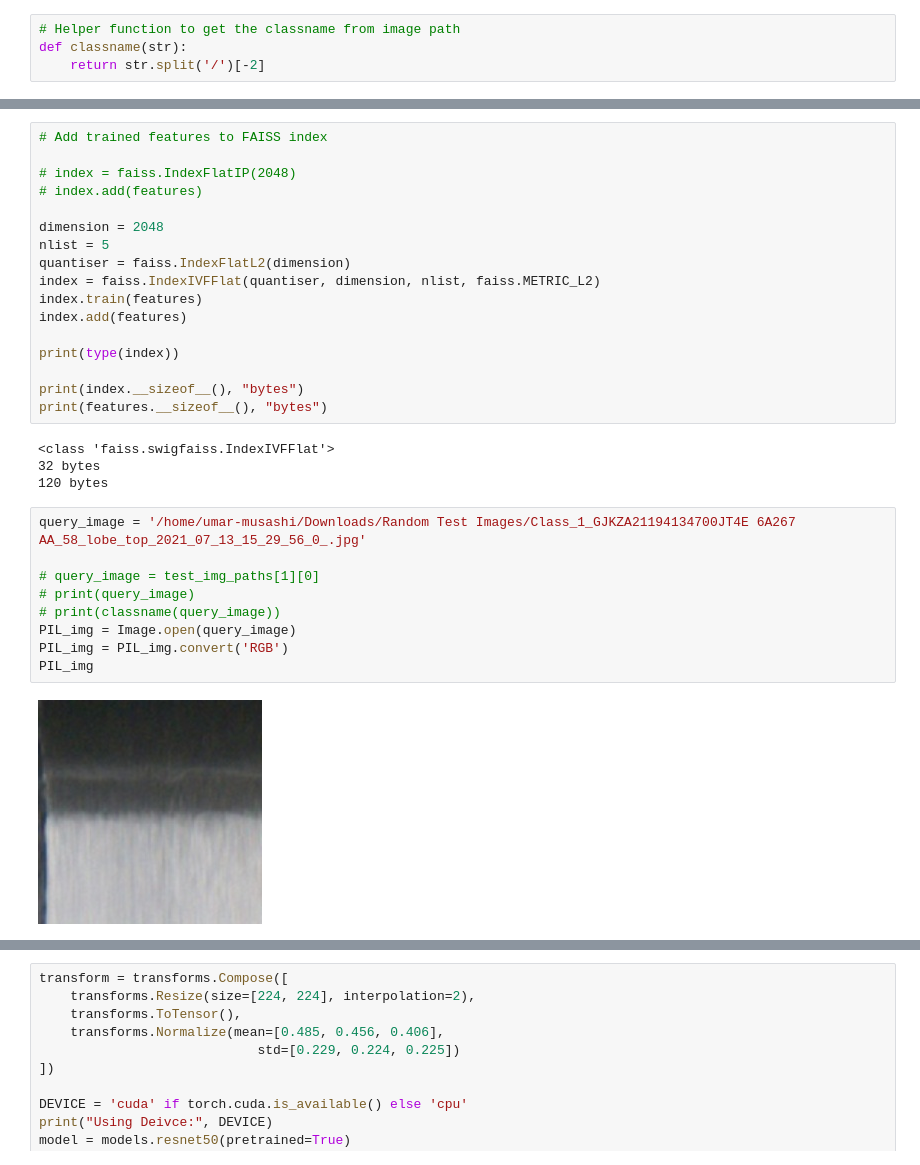
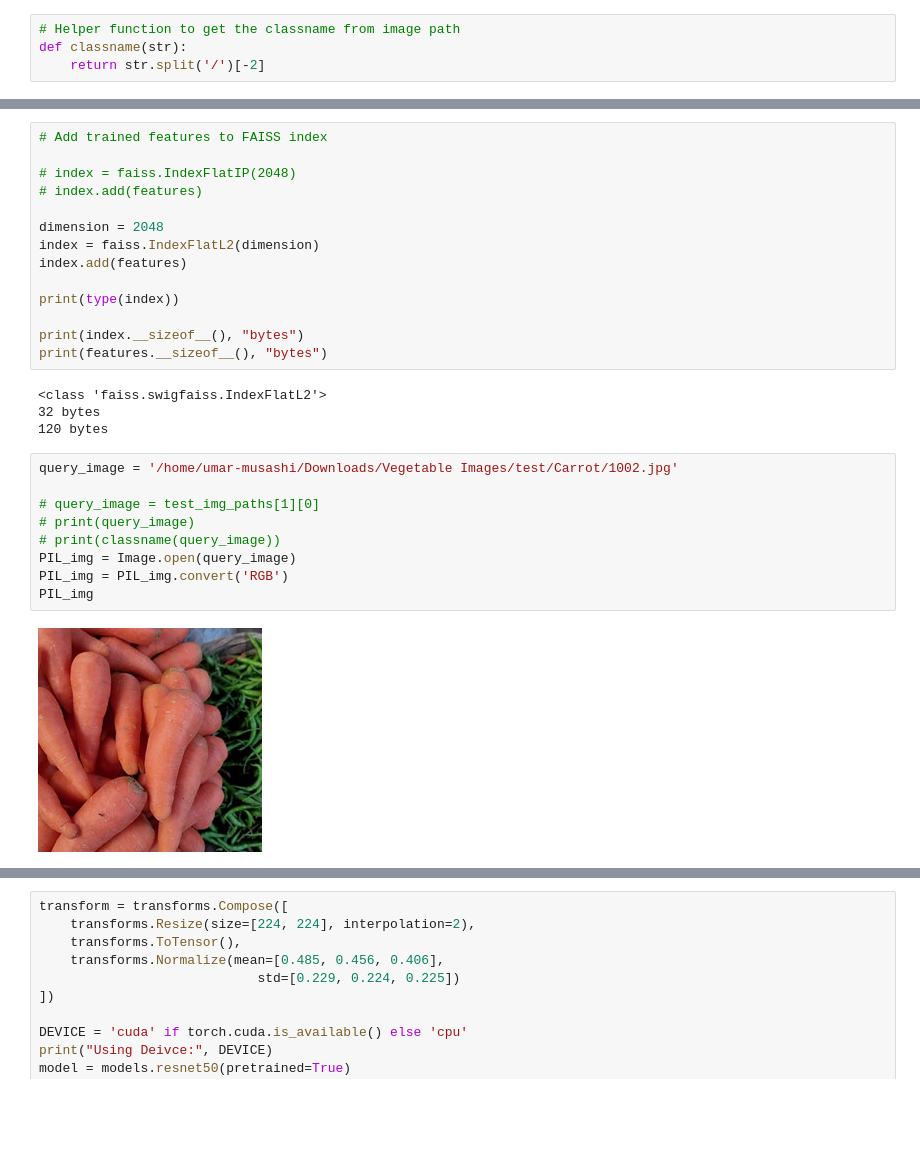
Before and after one commit to umarxfhu/Content-Based-Image-Retrieval, a Jupyter notebook: playground_notebooks/ClusterImagesIntoSubfolders.ipynb, the cells around one changed output, grey strips where cells are left out. Cells and saved outputs as stored; diff of their text form; blank space fills up the shorter version.

```diff
--- a/playground_notebooks/ClusterImagesIntoSubfolders.ipynb
+++ b/playground_notebooks/ClusterImagesIntoSubfolders.ipynb
@@ -184,10 +183,7 @@ features.shape
 # index.add(features)
 
 dimension = 2048
-nlist = 5
-quantiser = faiss.IndexFlatL2(dimension)
-index = faiss.IndexIVFFlat(quantiser, dimension, nlist, faiss.METRIC_L2)
-index.train(features)
+index = faiss.IndexFlatL2(dimension)
 index.add(features)
 
 print(type(index))
@@ -195,20 +191,20 @@ print(type(index))
 print(index.__sizeof__(), "bytes")
 print(features.__sizeof__(), "bytes")
 # %% [output]
-<class 'faiss.swigfaiss.IndexIVFFlat'>
+<class 'faiss.swigfaiss.IndexFlatL2'>
 32 bytes
 120 bytes
 # %%
-query_image = '/home/umar-musashi/Downloads/Random Test Images/Class_1_GJKZA21194134700JT4E 6A267 AA_58_lobe_top_2021_07_13_15_29_56_0_.jpg'
+query_image = '/home/umar-musashi/Downloads/Vegetable Images/test/Carrot/1002.jpg'
 
 # query_image = test_img_paths[1][0]
 # print(query_image)
 # print(classname(query_image))
 PIL_img = Image.open(query_image)
 PIL_img = PIL_img.convert('RGB')
 PIL_img
 # %% [output]
-[figure, old version]
+[figure, new version]
 # %%
 
 transform = transforms.Compose([
```
Also changed, not shown: parts of 4 cells of this notebook, 7 other files.
